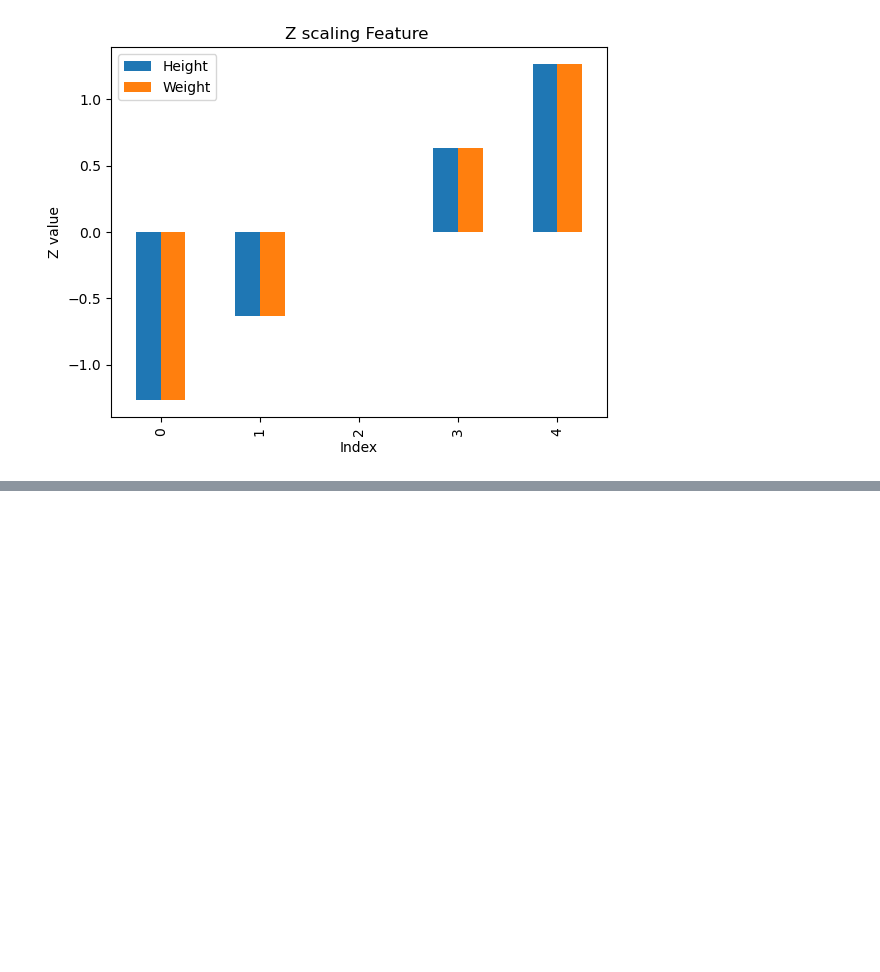
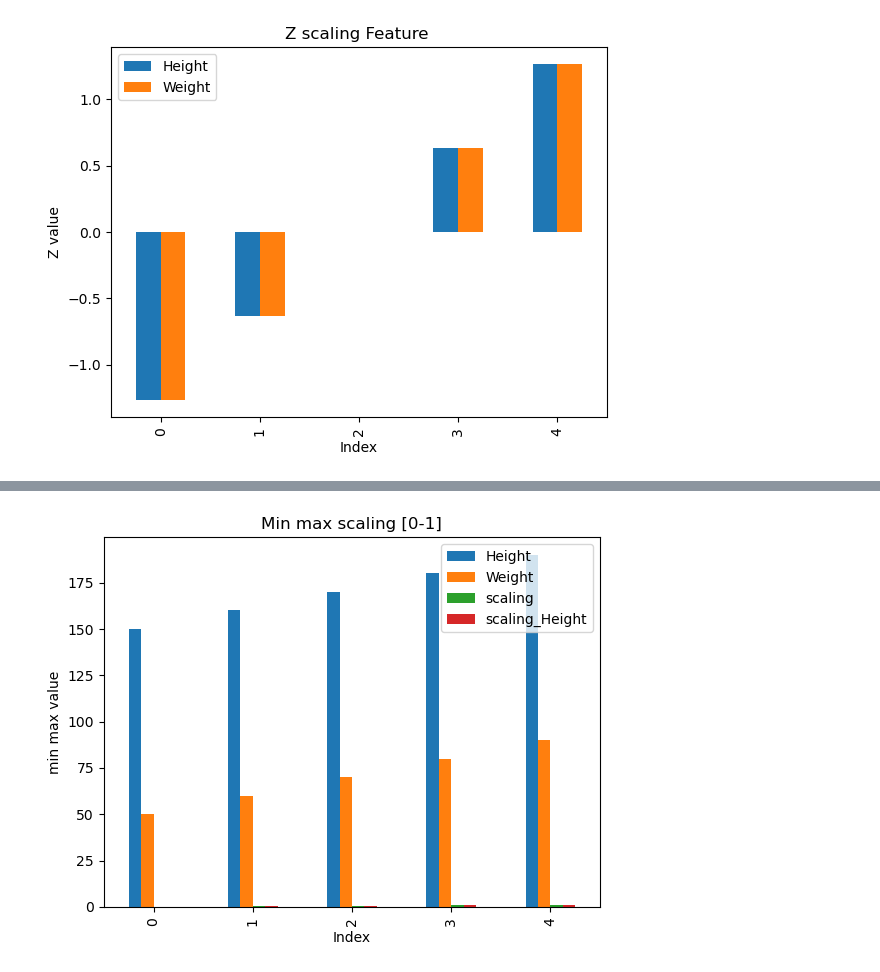
Before and after one commit to arman-hossain45/Phitrom_AI-ML, a Jupyter notebook: allModulePractice.ipynb, the cells around one changed output, grey strips where cells are left out. Cells and saved outputs as stored; diff of their text form; code cells hidden in the pictures; blank space fills up the shorter version.

```diff
--- a/allModulePractice.ipynb
+++ b/allModulePractice.ipynb
@@ -4275,0 +4291,7 @@ plt.show()
+# %%
+mn=df['Height'].min()
+mx=df["Height"].max()
+print("MINIMUM is :",mn)
+print("Maximum is :",mx)
+range=mx-mn
+print("Range of this dataset is ",range)
@@ -4275,0 +4302,3 @@ plt.show()
+# %%
+df['scaling_Height']=(df['Height']-mn)/(range)
+df
@@ -4275,0 +4312,8 @@ plt.show()
+# %%
+#plot
+df.plot (kind='bar')
+plt.title("Min max scaling [0-1]")
+plt.xlabel("Index");plt.ylabel('min max value')
+plt.show()
+# %% [output]
+[figure, added]
```
Also changed, not shown: parts of 6 cells of this notebook.
